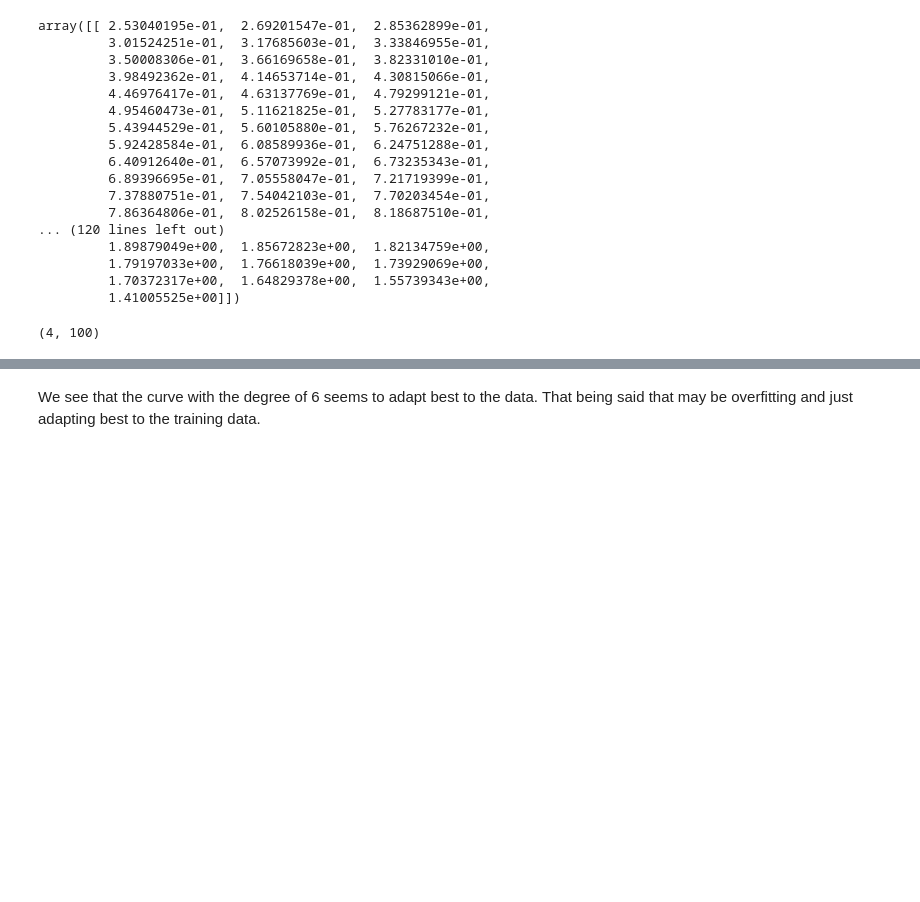
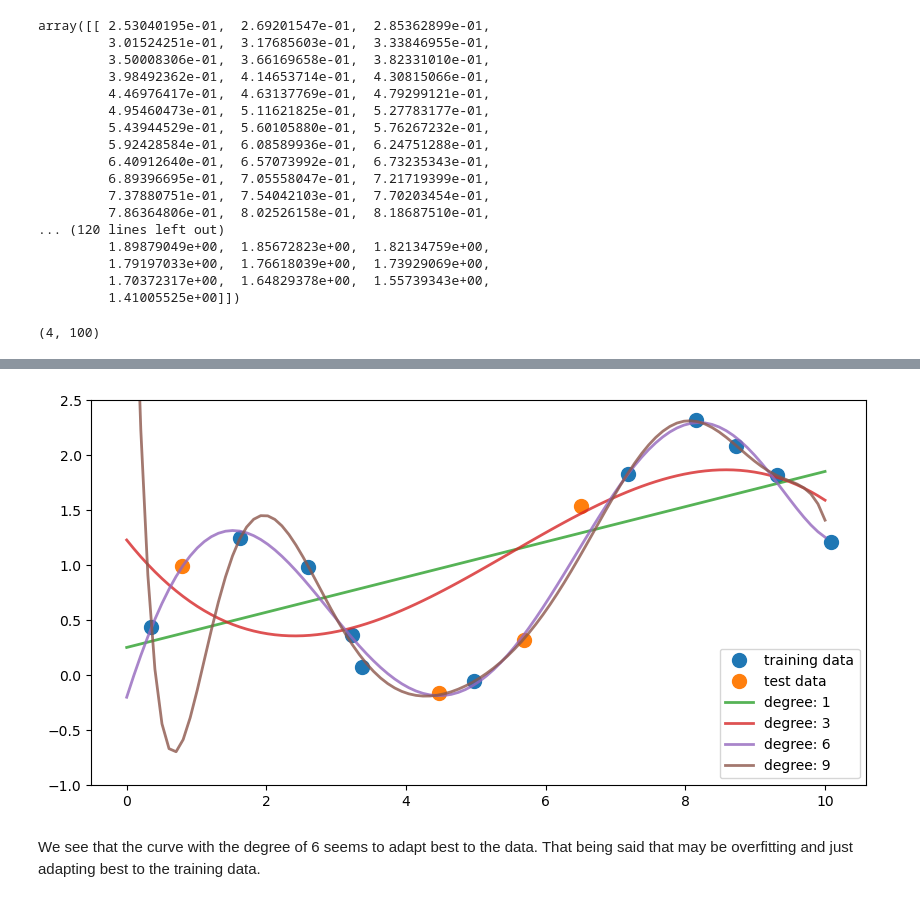
Before and after one commit to python-wizard/machine_learning_python, a Jupyter notebook: week_2.ipynb, the cells around one changed output, grey strips where cells are left out. Drawn from its saved outputs; the diff is of its cells as text; code cells hidden in the pictures; blank space fills up the shorter version.

```diff
--- a/week_2.ipynb
+++ b/week_2.ipynb
@@ -116,5 +119,5 @@ def plot_one(degree_predictions):
     plt.ylim(-1,2.5)
     plt.legend(loc=4)
 # %%
-plot_one(array_predictions)
+plot_one(array_curves)
 # %% [output]
@@ -123,3 +124,4 @@ plot_one(array_predictions)
+[figure, added]
 # %% [markdown]
 We see that the curve with the degree of 6 seems to adapt best to the data.
 That being said that may be overfitting and just adapting best to the training data.
```
Also changed, not shown: parts of 9 cells of this notebook.
